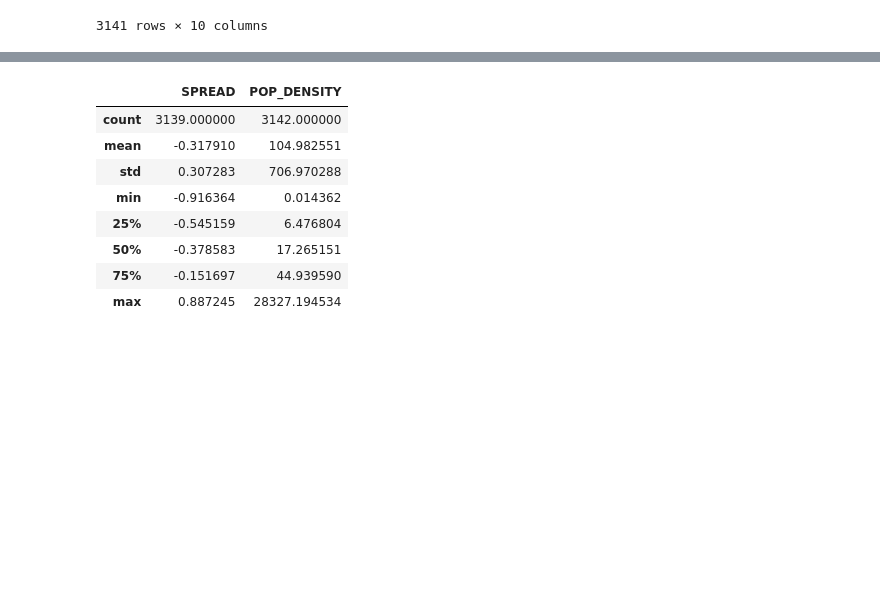
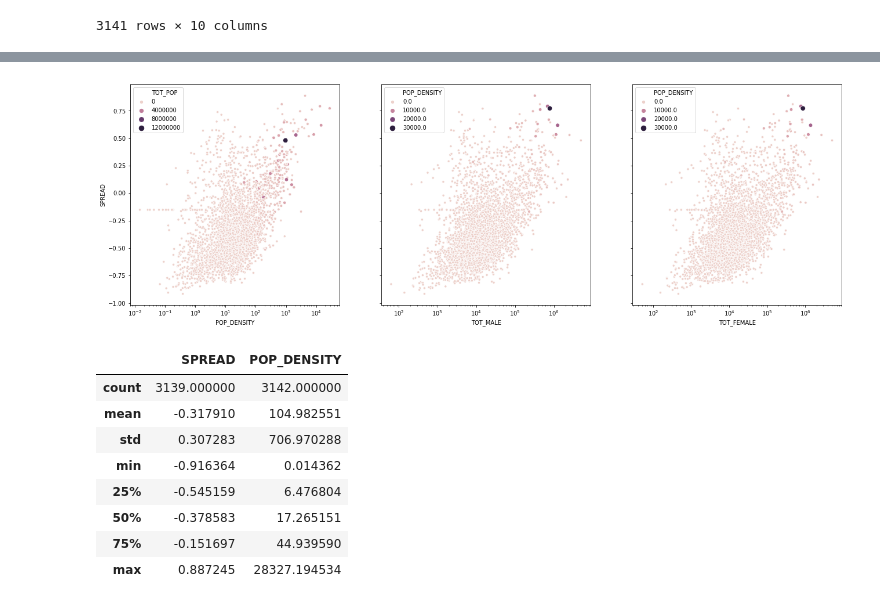
Before and after one commit to arjology/data_science, a Jupyter notebook: US voting and census.ipynb, the cells around one changed output, grey strips where cells are left out. Saved outputs shown, nothing was run; the diff lists cells and outputs as text; code cells hidden in the pictures; blank space fills up the shorter version.

```diff
--- a/US voting and census.ipynb
+++ b/US voting and census.ipynb
@@ -1058,3 +955,12 @@ g = sns.scatterplot(x='TOT_FEMALE', y='SPREAD', data=plot_df, size='POP_DENSITY'
+# %%
+f, ax = plt.subplots(nrows=1, ncols=3, figsize=(22, 7), sharey=True)
+for i in range(3):
+    ax[i].set(xscale="log")
+g0 = sns.scatterplot(x='POP_DENSITY', y='SPREAD', data=plot_df, size='TOT_POP', hue='TOT_POP', ax=ax[0])
+g1 = sns.scatterplot(x='TOT_MALE', y='SPREAD', data=plot_df, size='POP_DENSITY', hue='POP_DENSITY', ax=ax[1])
+g2 = sns.scatterplot(x='TOT_FEMALE', y='SPREAD', data=plot_df, size='POP_DENSITY', hue='POP_DENSITY', ax=ax[2])
+# %% [output]
+[figure, added]
 # %%
 plot_df[['SPREAD','POP_DENSITY']].describe()
 # %% [output]
```
Also changed, not shown: parts of 80 cells of this notebook, 3 other files.
